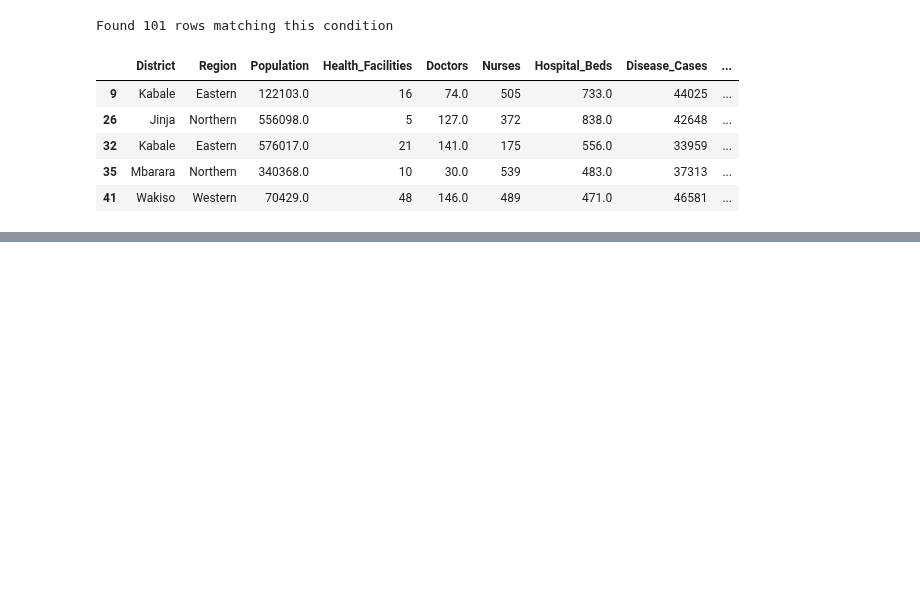
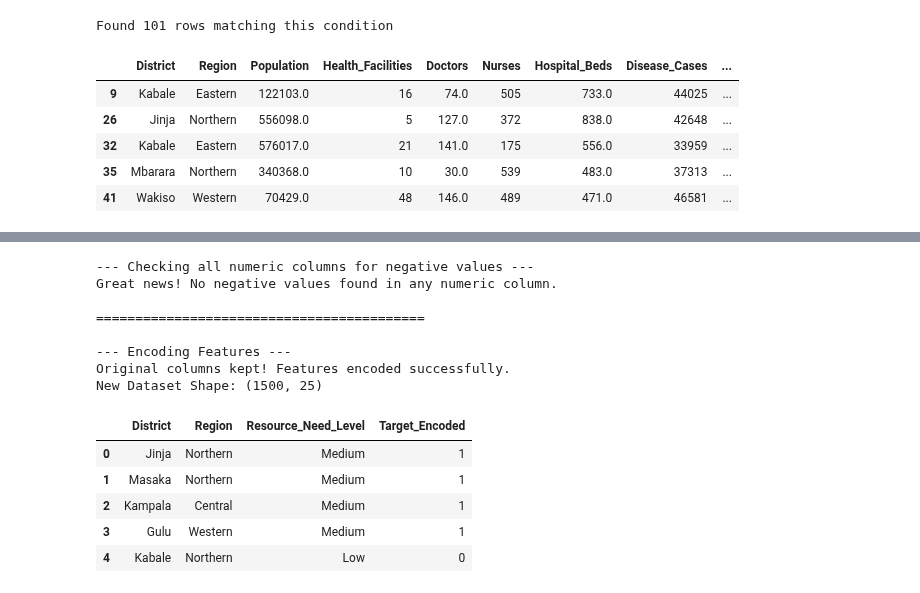
Before and after one commit to Nandrog/Health_Resource_Allocation_Modal, a Jupyter notebook: Health_Resource_Allocation_Model.ipynb, the cells around one changed output, grey strips where cells are left out. Drawn from its saved outputs; the diff is of its cells as text; code cells hidden in the pictures; blank space fills up the shorter version.

```diff
--- a/Health_Resource_Allocation_Model.ipynb
+++ b/Health_Resource_Allocation_Model.ipynb
@@ -297,0 +350,61 @@ Found 101 rows matching this condition
+# %%
+import pandas as pd
+
+# ==========================================
+# PART 1: CHECKING FOR NEGATIVE VALUES
+# ==========================================
+print("--- Checking all numeric columns for negative values ---")
+
+# Automatically select only the columns that are numbers (integers or floats)
+numeric_cols = df.select_dtypes(include=['int64', 'float64']).columns
+
+# Check if values are less than 0, then sum them up per column
+negative_counts = (df[numeric_cols] < 0).sum()
+
+# Filter to only show columns that have more than 0 negative values
+negatives_found = negative_counts[negative_counts > 0]
+
+if len(negatives_found) == 0:
+    print("Great news! No negative values found in any numeric column.")
+else:
+    print("Warning! Negative values found in:")
+    display(negatives_found)
+
+print("\n" + "="*42 + "\n")
+
+# ==========================================
+# PART 2: ENCODING (KEEPING ORIGINALS)
+# ==========================================
+print("--- Encoding Features ---")
+
+# 1. Target Encoding: Create a BRAND NEW column instead of overwriting
+need_mapping = {'Low': 0, 'Medium': 1, 'High': 2}
+df['Target_Encoded'] = df['Resource_Need_Level'].map(need_mapping)
+
+# 2. One-Hot Encoding: Generate dummies separately
+# Notice we are only passing the two text columns to get_dummies
+dummies = pd.get_dummies(df[['Region', 'District']], drop_first=True)
+
+# Glue (concatenate) the original dataframe and the new dummy columns side-by-side (axis=1)
+df_encoded = pd.concat([df, dummies], axis=1)
+
+print("Original columns kept! Features encoded successfully.")
+print(f"New Dataset Shape: {df_encoded.shape}")
+
+# Let's look at the columns to prove the original and new ones are both there
+display(df_encoded[['District', 'Region', 'Resource_Need_Level', 'Target_Encoded']].head())
+# %% [output]
+--- Checking all numeric columns for negative values ---
+Great news! No negative values found in any numeric column.
+
+==========================================
+
+--- Encoding Features ---
+Original columns kept! Features encoded successfully.
+New Dataset Shape: (1500, 25)
+|  | District | Region | Resource_Need_Level | Target_Encoded |
+| 0 | Jinja | Northern | Medium | 1 |
+| 1 | Masaka | Northern | Medium | 1 |
+| 2 | Kampala | Central | Medium | 1 |
+| 3 | Gulu | Western | Medium | 1 |
+| 4 | Kabale | Northern | Low | 0 |
```
Also changed, not shown: parts of 7 cells of this notebook.
